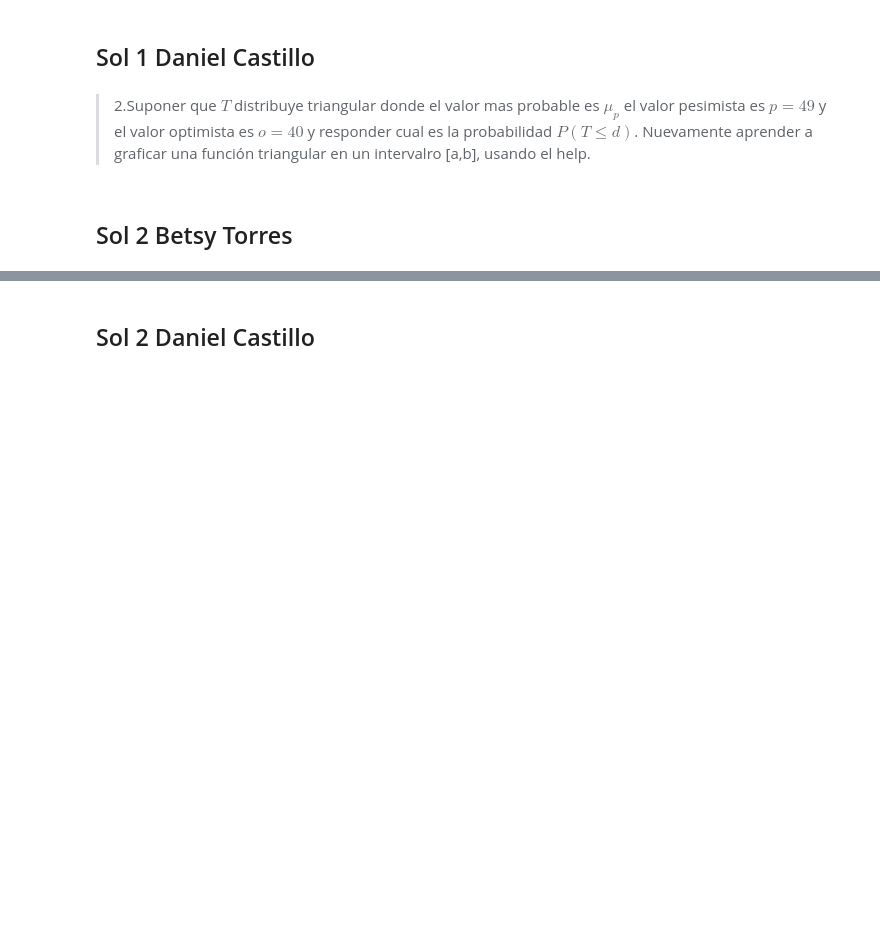
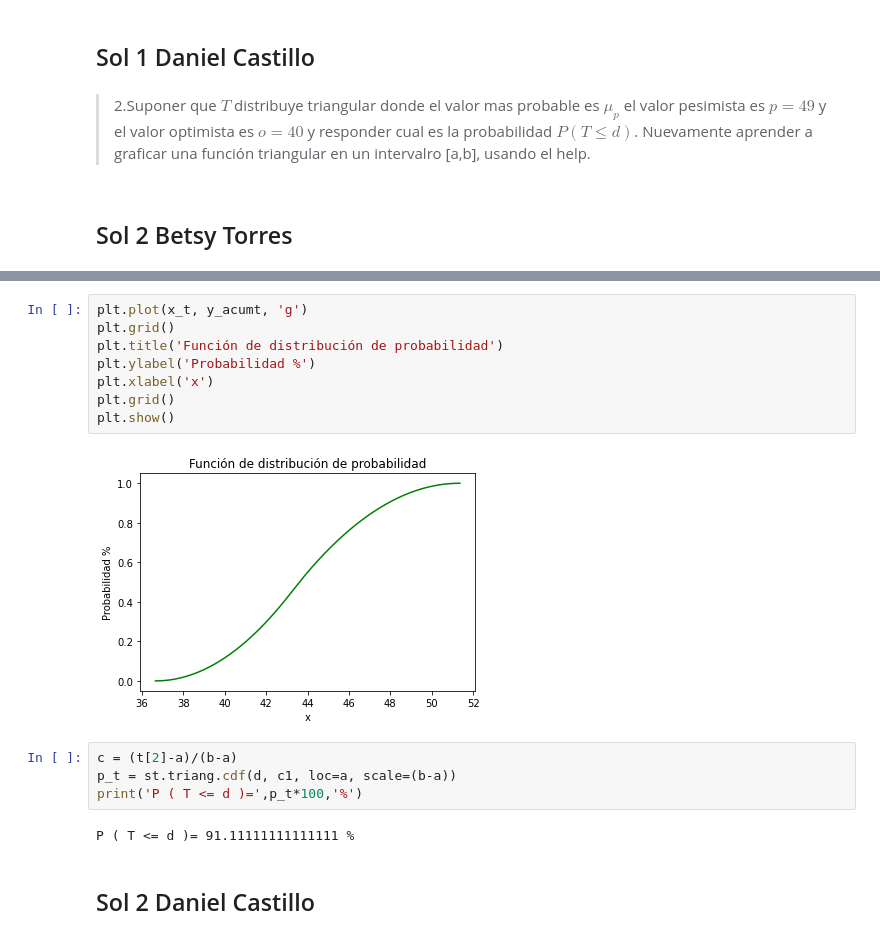
Before and after one commit to BetsyTorres/ProyectoConjunto_BTorres_DCastillo, a Jupyter notebook: Tarea_5.ipynb, the cells around one changed output, grey strips where cells are left out. Drawn from its saved outputs; the diff is of its cells as text; blank space fills up the shorter version.

```diff
--- a/Tarea_5.ipynb
+++ b/Tarea_5.ipynb
@@ -89,2 +123,18 @@ p, o = 49, 40
+# %%
+plt.plot(x_t, y_acumt, 'g')
+plt.grid()
+plt.title('Función de distribución de probabilidad')
+plt.ylabel('Probabilidad %')
+plt.xlabel('x')
+plt.grid()
+plt.show()
+# %% [output]
+[figure, added]
+# %%
+c = (t[2]-a)/(b-a)
+p_t = st.triang.cdf(d, c1, loc=a, scale=(b-a))
+print('P ( T <= d )=',p_t*100,'%')
+# %% [output]
+P ( T <= d )= 91.11111111111111 %
 # %% [markdown]
 ## Sol 2 Daniel Castillo
```
Also changed, not shown: parts of 6 cells of this notebook.
